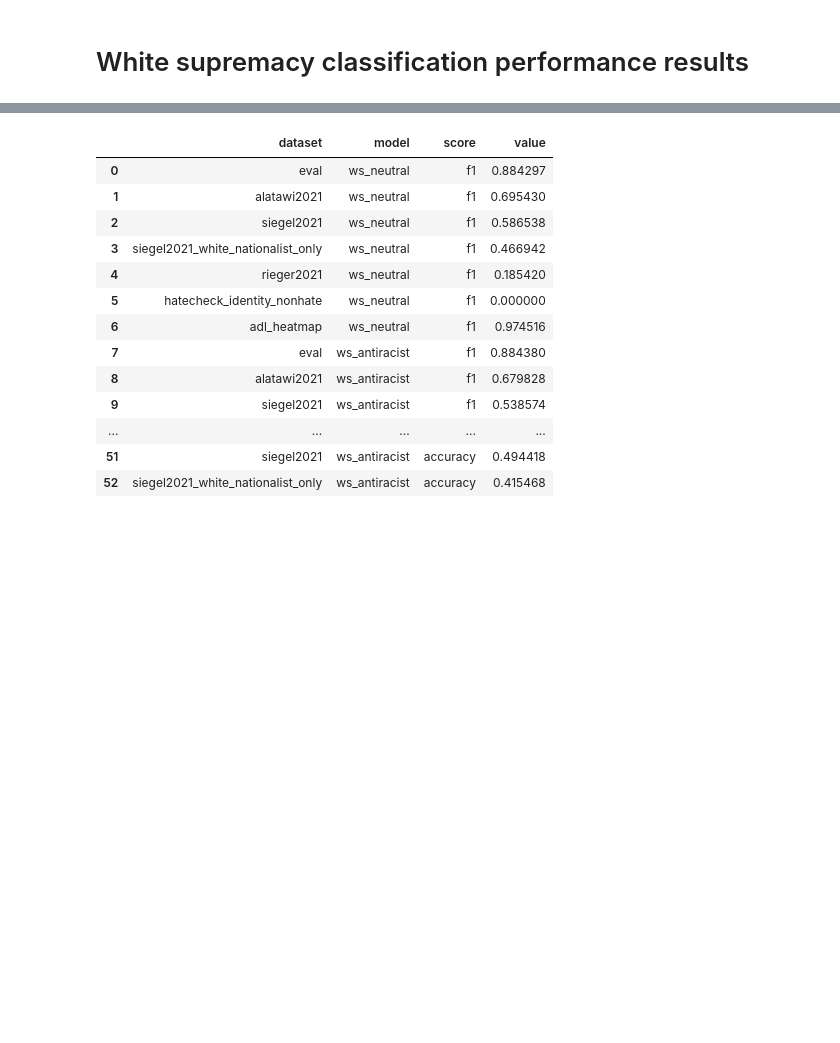
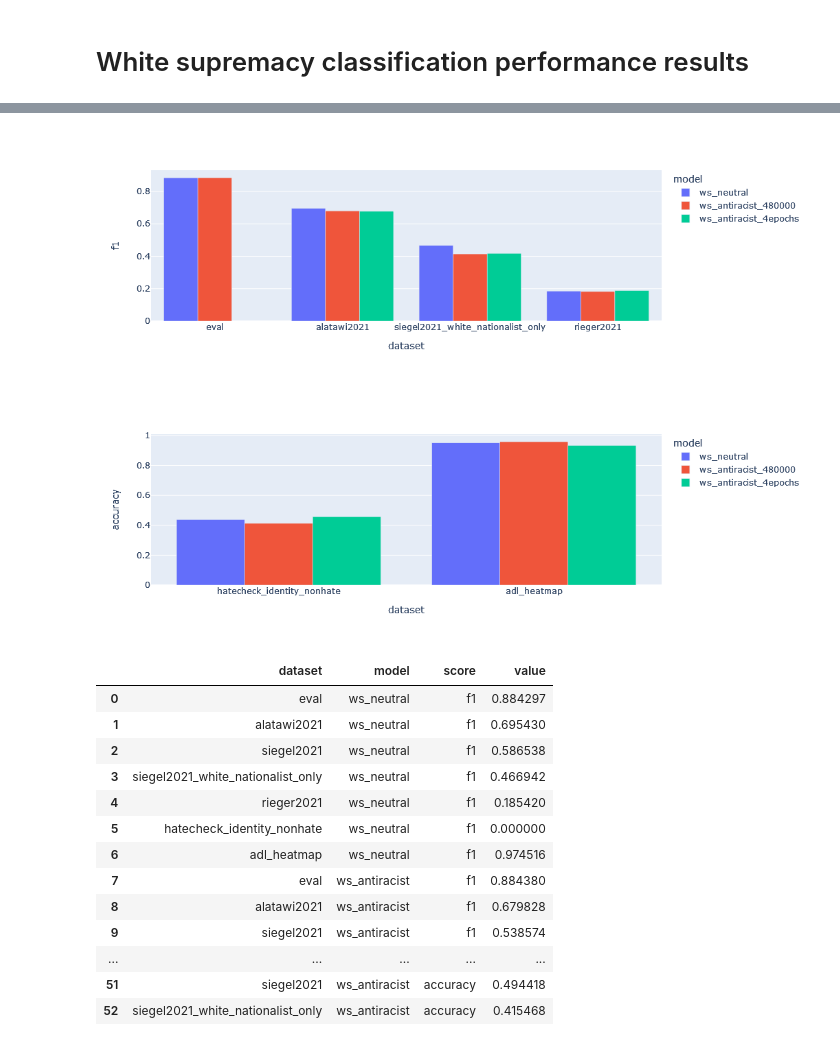
Before and after one commit to michaelmilleryoder/white_supremacist_lang, a Jupyter notebook: jupyter/performance.ipynb, the cells around one changed output, grey strips where cells are left out. Cells and saved outputs as stored; diff of their text form; code cells hidden in the pictures; blank space fills up the shorter version.

```diff
--- a/jupyter/performance.ipynb
+++ b/jupyter/performance.ipynb
@@ -73,3 +81,13 @@ px.bar(results, x='dataset', y='accuracy', color='model', barmode='group')
+# %%
+# Plot F1 for datasets that contain white supremacist and not
+import plotly.express as px
+
+for metric in results.selected_metric.unique():
+    selected = results[results.selected_metric == metric]
+    px.bar(selected, x='dataset', y=metric, color='model', barmode='group').show()
+# %% [output]
+[figure, added]
+[figure, added]
 # %%
 # Unnecessary
 results_long = pd.melt(results.drop_duplicates(), id_vars=['dataset', 'model'], value_vars=['f1', 'precision', 'recall', 'accuracy'], var_name='score', ignore_index=True)
```
Also changed, not shown: parts of 2 cells of this notebook, 16 other files.
